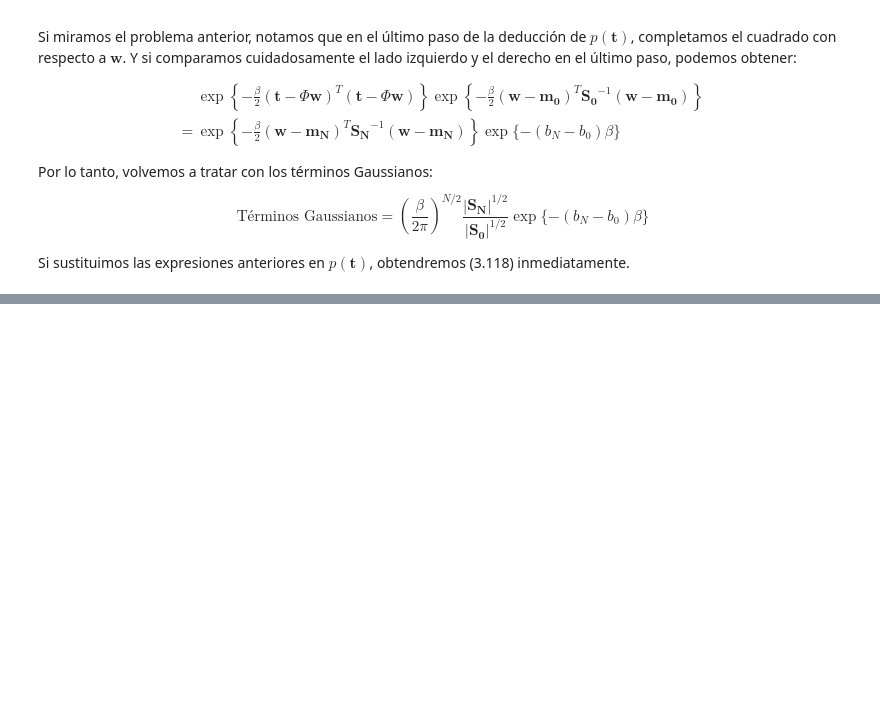
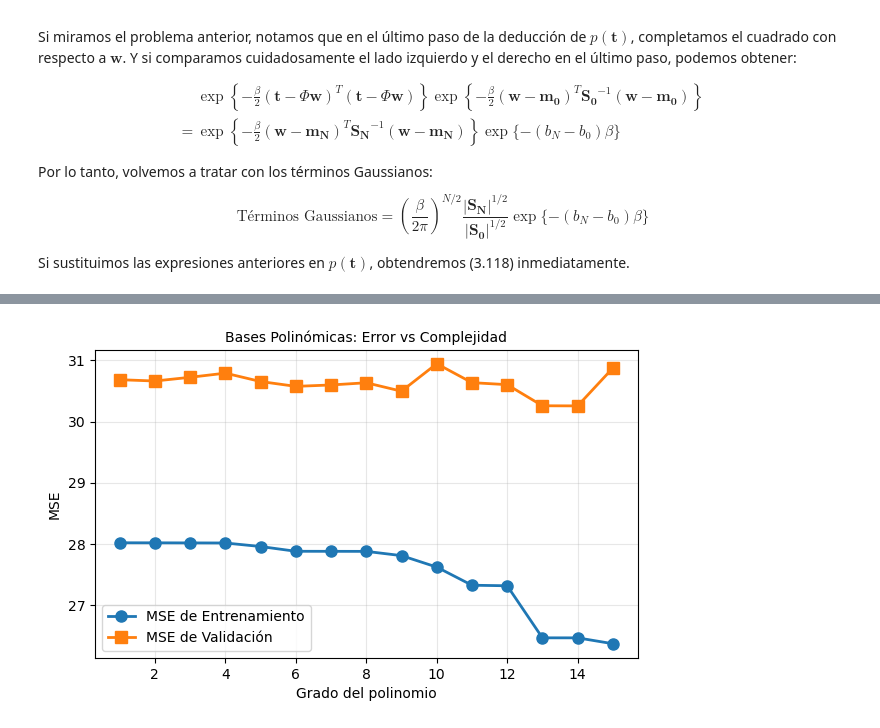
Before and after one commit to marcos626/TP3, a Jupyter notebook: TP3.ipynb, the cells around one changed output, grey strips where cells are left out. Saved outputs shown, nothing was run; the diff lists cells and outputs as text; code cells hidden in the pictures; blank space fills up the shorter version.

Commit message:
agregué la parte II al tp3. Corregí varios errores

```diff
--- a/TP3.ipynb
+++ b/TP3.ipynb
@@ -311,0 +459,38 @@ Usar al menos dos funciones de base, y elegir la de mejor desempeño.
+# %%
+degrees = [1, 2, 3, 4, 5, 6, 7, 8, 9, 10, 11, 12, 13, 14, 15]
+train_mse_poly, val_mse_poly = [], []
+
+for deg in degrees:
+    # Crear y ajustar la base
+    poly_basis = PolyBasis(deg)
+    Phi_train = poly_basis.fit_transform(X_train)
+
+    # Resolver para obtener w
+    w = solve_weights(Phi_train, t_train, lam=1e-3)
+
+    # Predicción en entrenamiento: ŷ = Φ w
+    y_train = Phi_train @ w
+
+    # Transformar validación y predecir
+    Phi_val = poly_basis.transform(X_val)
+    y_val = Phi_val @ w
+
+    # Calcular errores
+    mse_train = mse(y_train, t_train)
+    mse_val = mse(y_val, t_val)
+
+    train_mse_poly.append(mse_train)
+    val_mse_poly.append(mse_val)
+
+# Visualizar resultados
+plt.figure(figsize=(7, 4))
+plt.plot(degrees, train_mse_poly, 'o-', label="MSE de Entrenamiento", linewidth=2, markersize=8)
+plt.plot(degrees, val_mse_poly, 's-', label="MSE de Validación", linewidth=2, markersize=8)
+plt.xlabel("Grado del polinomio", fontsize=10)
+plt.ylabel("MSE", fontsize=10)
+plt.title("Bases Polinómicas: Error vs Complejidad", fontsize=10)
+plt.legend(fontsize=10)
+plt.grid(True, alpha=0.3)
+plt.show()
+# %% [output]
+[figure, added]
```
Also changed, not shown: parts of 31 cells of this notebook, 9 other files.
